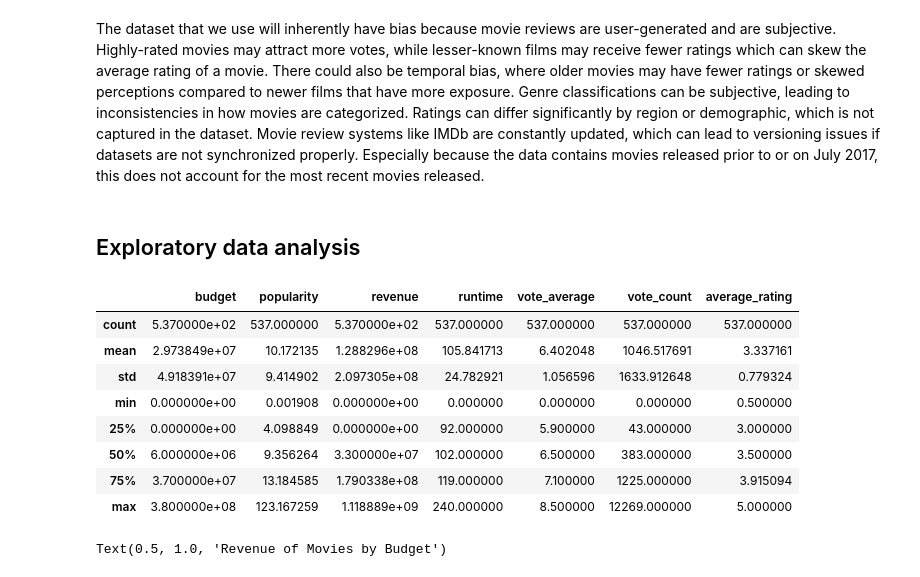
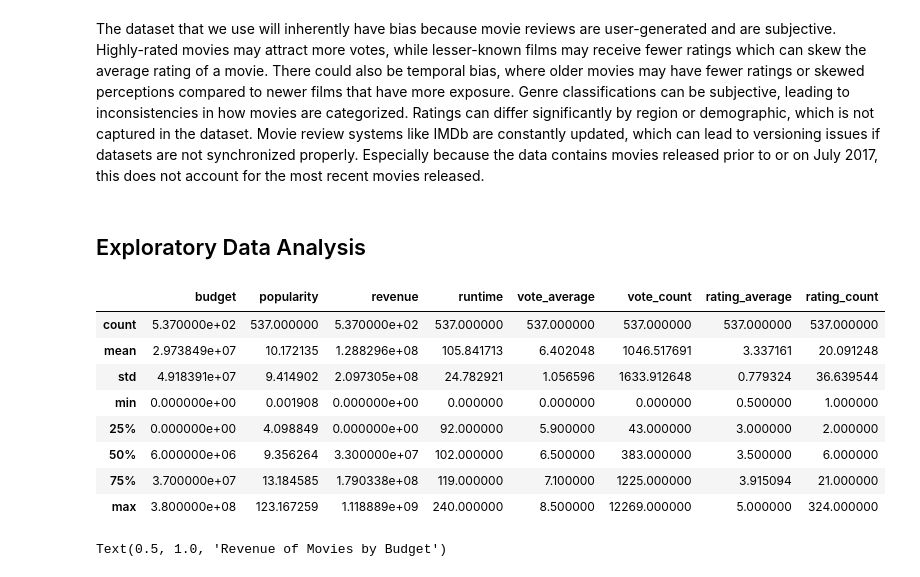
Before and after one commit to ay283/info2950_project, a Jupyter notebook: Phase2.ipynb, the cells around one changed output. Drawn from its saved outputs; the diff is of its cells as text; code cells hidden in the pictures.

```diff
--- a/Phase2.ipynb
+++ b/Phase2.ipynb
@@ -161,19 +161,19 @@ https://grouplens.org/datasets/movielens/latest/
 # %% [markdown]
 The dataset that we use will inherently have bias because movie reviews are user-generated and are subjective. Highly-rated movies may attract more votes, while lesser-known films may receive fewer ratings which can skew the average rating of a movie. There could also be temporal bias, where older movies may have fewer ratings or skewed perceptions compared to newer films that have more exposure. Genre classifications can be subjective, leading to inconsistencies in how movies are categorized. Ratings can differ significantly by region or demographic, which is not captured in the dataset. Movie review systems like IMDb are constantly updated, which can lead to versioning issues if datasets are not synchronized properly. Especially because the data contains movies released prior to or on July 2017, this does not account for the most recent movies released.
 # %% [markdown]
-## Exploratory data analysis
+## Exploratory Data Analysis
 # %%
-data[['budget', 'popularity', 'revenue', 'runtime', 'vote_average', 'vote_count', 'average_rating']].describe()
+data[['budget', 'popularity', 'revenue', 'runtime', 'vote_average', 'vote_count', 'rating_average', 'rating_count']].describe()
 # %% [output]
-|  | budget | popularity | revenue | runtime | vote_average | vote_count | average_rating |
-| count | 5.370000e+02 | 537.000000 | 5.370000e+02 | 537.000000 | 537.000000 | 537.000000 | 537.000000 |
-| mean | 2.973849e+07 | 10.172135 | 1.288296e+08 | 105.841713 | 6.402048 | 1046.517691 | 3.337161 |
-| std | 4.918391e+07 | 9.414902 | 2.097305e+08 | 24.782921 | 1.056596 | 1633.912648 | 0.779324 |
-| min | 0.000000e+00 | 0.001908 | 0.000000e+00 | 0.000000 | 0.000000 | 0.000000 | 0.500000 |
-| 25% | 0.000000e+00 | 4.098849 | 0.000000e+00 | 92.000000 | 5.900000 | 43.000000 | 3.000000 |
-| 50% | 6.000000e+06 | 9.356264 | 3.300000e+07 | 102.000000 | 6.500000 | 383.000000 | 3.500000 |
-| 75% | 3.700000e+07 | 13.184585 | 1.790338e+08 | 119.000000 | 7.100000 | 1225.000000 | 3.915094 |
-| max | 3.800000e+08 | 123.167259 | 1.118889e+09 | 240.000000 | 8.500000 | 12269.000000 | 5.000000 |
+|  | budget | popularity | revenue | runtime | vote_average | vote_count | rating_average | rating_count |
+| count | 5.370000e+02 | 537.000000 | 5.370000e+02 | 537.000000 | 537.000000 | 537.000000 | 537.000000 | 537.000000 |
+| mean | 2.973849e+07 | 10.172135 | 1.288296e+08 | 105.841713 | 6.402048 | 1046.517691 | 3.337161 | 20.091248 |
+| std | 4.918391e+07 | 9.414902 | 2.097305e+08 | 24.782921 | 1.056596 | 1633.912648 | 0.779324 | 36.639544 |
+| min | 0.000000e+00 | 0.001908 | 0.000000e+00 | 0.000000 | 0.000000 | 0.000000 | 0.500000 | 1.000000 |
+| 25% | 0.000000e+00 | 4.098849 | 0.000000e+00 | 92.000000 | 5.900000 | 43.000000 | 3.000000 | 2.000000 |
+| 50% | 6.000000e+06 | 9.356264 | 3.300000e+07 | 102.000000 | 6.500000 | 383.000000 | 3.500000 | 6.000000 |
+| 75% | 3.700000e+07 | 13.184585 | 1.790338e+08 | 119.000000 | 7.100000 | 1225.000000 | 3.915094 | 21.000000 |
+| max | 3.800000e+08 | 123.167259 | 1.118889e+09 | 240.000000 | 8.500000 | 12269.000000 | 5.000000 | 324.000000 |
 # %%
 plot = sns.lineplot(data, x='budget', y='revenue')
 plt.xlabel('Budget')
```
Also changed, not shown: parts of 9 cells of this notebook.
